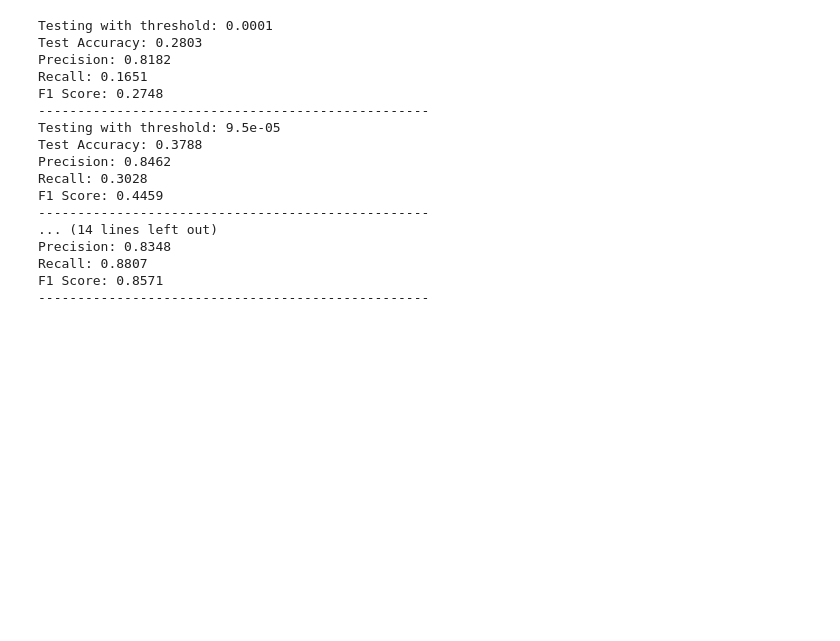
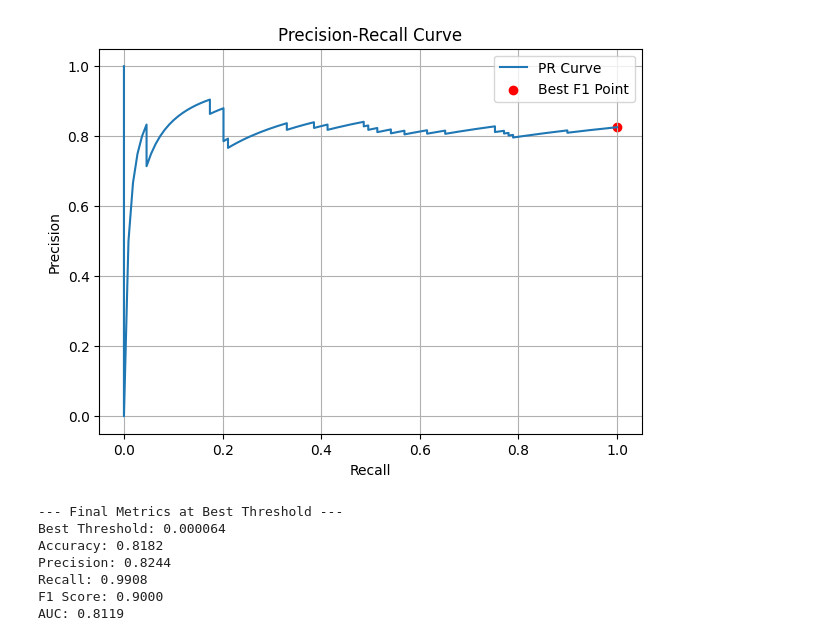
Before and after one commit to abeyyoseph/OtherProjects, a Jupyter notebook: ImageAnomalyDetectionAutoencoder/AnomalyDetectionAutoencoder.ipynb, the cells around one changed output. Cells and saved outputs as stored; diff of their text form; code cells hidden in the pictures; blank space fills up the shorter version.

```diff
--- a/ImageAnomalyDetectionAutoencoder/AnomalyDetectionAutoencoder.ipynb
+++ b/ImageAnomalyDetectionAutoencoder/AnomalyDetectionAutoencoder.ipynb
@@ -331,27 +393,11 @@ Epoch [31/100], Loss: 0.000387
 # %%
-thresholds = [0.0001, 0.000095, 0.000085, 0.00008, 0.000075]
-test_dataset = TestDataset(root_dir=test_path, transform=transform)
-test_loader = DataLoader(test_dataset, batch_size=16, shuffle=True)
-
-for threshold in thresholds:
-    print(f"Testing with threshold: {threshold}")
-    test_autoencoder(model, best_performing_model, test_loader, device, threshold)
-    print("-" * 50)
+best_threshold, best_f1, pr_auc = test_autoencoder(model, f"{item}_autoencoder.pth", test_loader, device)
 # %% [output]
+[figure, added]
-Testing with threshold: 0.0001
-Test Accuracy: 0.2803
-Precision: 0.8182
-Recall: 0.1651
-F1 Score: 0.2748
---------------------------------------------------
-Testing with threshold: 9.5e-05
-Test Accuracy: 0.3788
-Precision: 0.8462
-Recall: 0.3028
-F1 Score: 0.4459
---------------------------------------------------
-... (14 lines left out)
-Precision: 0.8348
-Recall: 0.8807
-F1 Score: 0.8571
---------------------------------------------------
+--- Final Metrics at Best Threshold ---
+Best Threshold: 0.000064
+Accuracy: 0.8182
+Precision: 0.8244
+Recall: 0.9908
+F1 Score: 0.9000
+AUC: 0.8119
```
Also changed, not shown: parts of 12 cells of this notebook.
